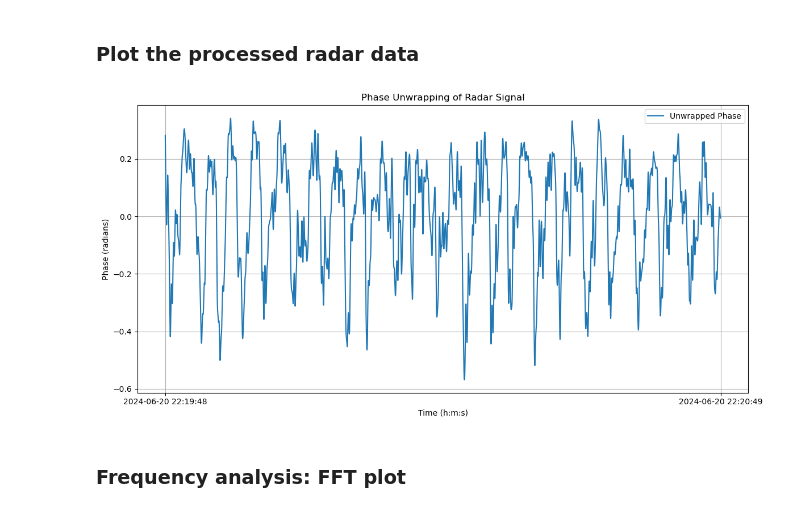
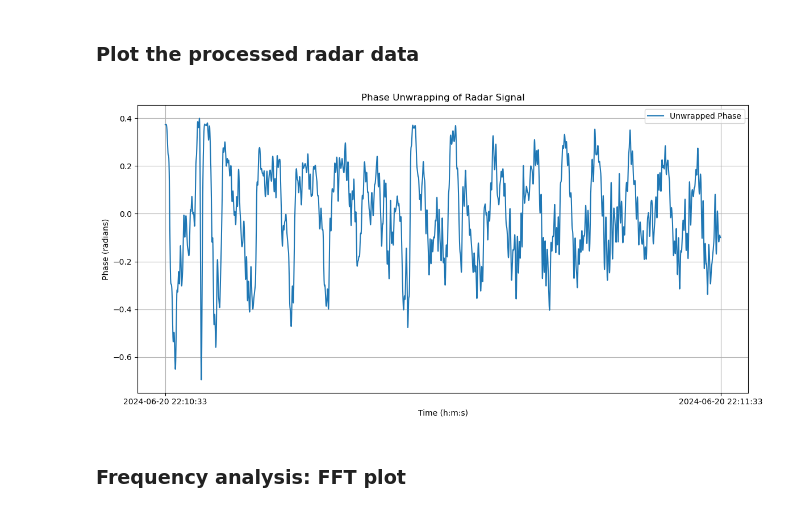
Before and after one commit to w-zzzz/SleepLab, a Jupyter notebook: sensor_loader.ipynb, the cells around one changed output. Saved outputs shown, nothing was run; the diff lists cells and outputs as text; code cells hidden in the pictures.

```diff
--- a/sensor_loader.ipynb
+++ b/sensor_loader.ipynb
@@ -306,6 +306,10 @@ from scipy.signal import butter, filtfilt, detrend
 file_path = "/Users/w.z/Library/CloudStorage/OneDrive-NationalUniversityofSingapore/SleepData/苏州大学附属医院/Radar/radar20240620220948433561.csv"
 
 # Load the data from the file
-data = pd.read_csv(file_path)
-start_time = pd.to_datetime(data['timestamp'].iloc[0], format='%Y%m%d%H%M%S%f').strftime('%H%M%S') # 22:09:48
+radar_data = pd.read_csv(file_path)
+start_time = pd.to_datetime(radar_data['timestamp'].iloc[0], format='%Y%m%d%H%M%S%f').strftime('%H%M%S') # 22:09:48
 sample_rate = 1000
+
+# Print start time and sample rate
+print(f"Start time: {start_time}")
+print(f"Sample rate: {sample_rate} Hz")
@@ -313,11 +320,11 @@ sample_rate = 1000
 ### Extract the data subset
 # %%
 # Define start and end datetime objects
-start_datetime = datetime.strptime('20240620221948', '%Y%m%d%H%M%S')
-end_datetime = datetime.strptime('20240620222049', '%Y%m%d%H%M%S')
+start_datetime = datetime.strptime('20240620221033', '%Y%m%d%H%M%S')
+end_datetime = datetime.strptime('20240620221133', '%Y%m%d%H%M%S')
 
 # Extract the data subset
-data_subset = extract_data_subset(data, start_datetime, end_datetime)
+data_subset = extract_data_subset(radar_data, start_datetime, end_datetime)
 
 # Display the first few rows of the subset
 print(data_subset.head())
@@ -331,9 +338,10 @@ print(data_subset.head())
 # %% [markdown]
 ### Plot the processed radar data
 # %%
-plot_processed_data(data, sample_rate, start_datetime, end_datetime)
+radar_data = data
+plot_processed_data(radar_data, sample_rate, start_datetime, end_datetime)
 # %% [output]
-[figure, old version]
+[figure, new version]
 # %% [markdown]
 ### Frequency analysis: FFT plot
 # %%
```
Also changed, not shown: parts of 11 cells of this notebook, 1 other file.
